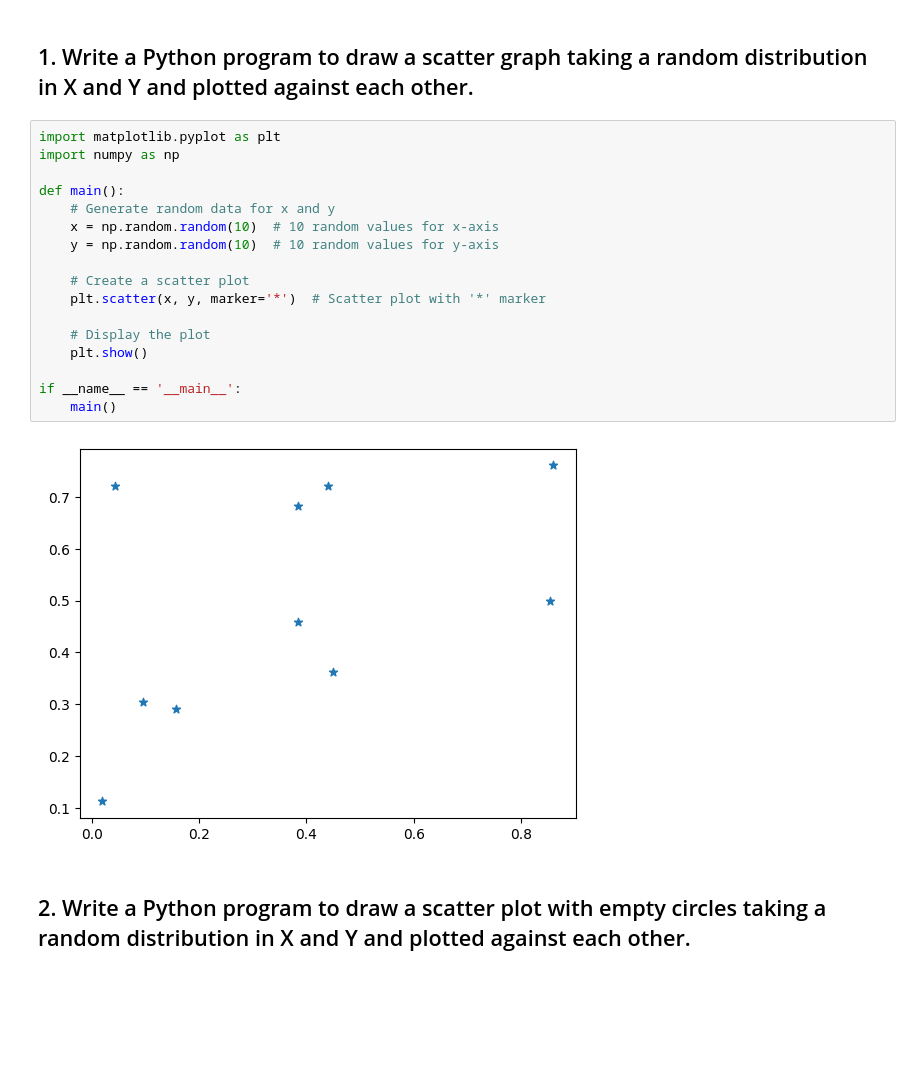
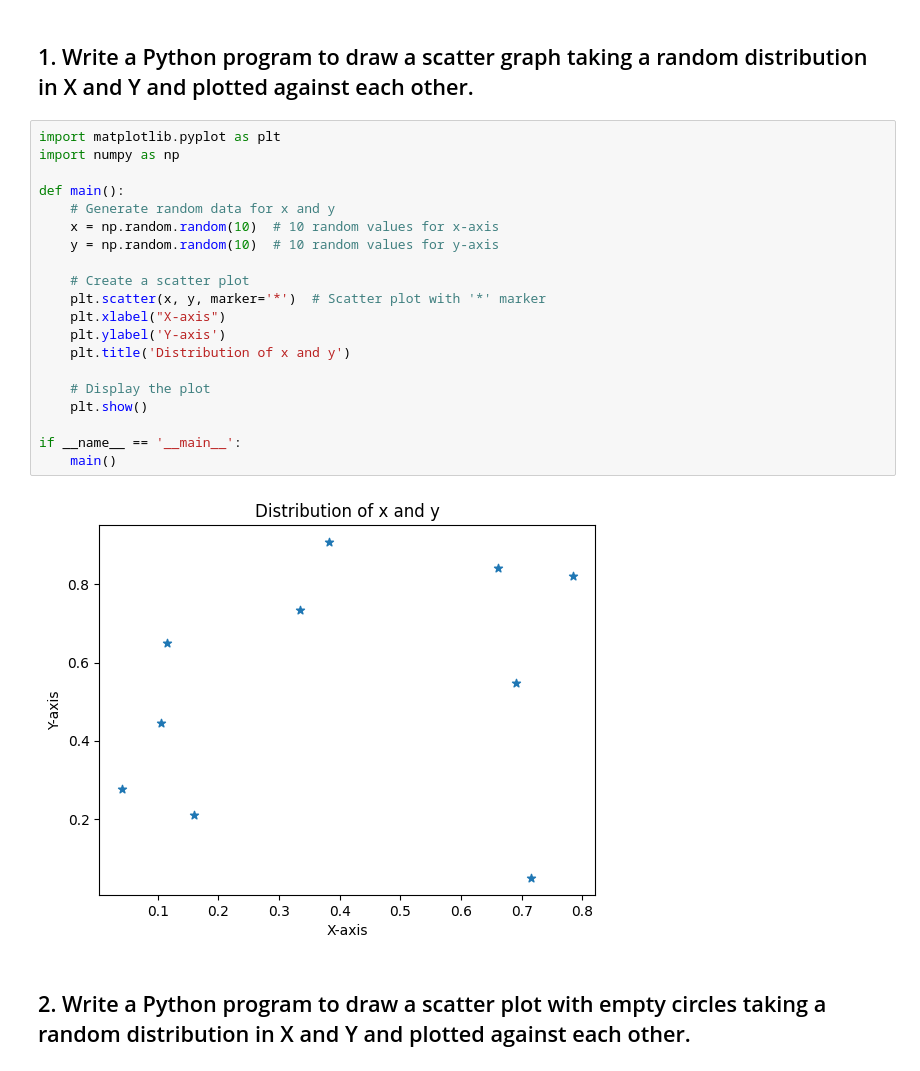
Before and after one commit to shivyelave/Python-Libraries, a Jupyter notebook: Matplotlib/matplotlib_statterplot.ipynb, the cells around one changed output. Saved outputs shown, nothing was run; the diff lists cells and outputs as text; blank space fills up the shorter version.

```diff
--- a/Matplotlib/matplotlib_statterplot.ipynb
+++ b/Matplotlib/matplotlib_statterplot.ipynb
@@ -15,22 +15,25 @@
 # %%
 import matplotlib.pyplot as plt
 import numpy as np
 
 def main():
     # Generate random data for x and y
     x = np.random.random(10)  # 10 random values for x-axis
     y = np.random.random(10)  # 10 random values for y-axis
 
     # Create a scatter plot
     plt.scatter(x, y, marker='*')  # Scatter plot with '*' marker
+    plt.xlabel("X-axis")
+    plt.ylabel('Y-axis')
+    plt.title('Distribution of x and y')
 
     # Display the plot
     plt.show()
 
 if __name__ == '__main__':
     main()
 # %% [output]
-[figure, old version]
+[figure, new version]
 # %% [markdown]
 ## 2. Write a Python program to draw a scatter plot with empty circles taking a random distribution in X and Y and plotted against each other.
 # %%
```
Also changed, not shown: parts of 4 cells of this notebook.
